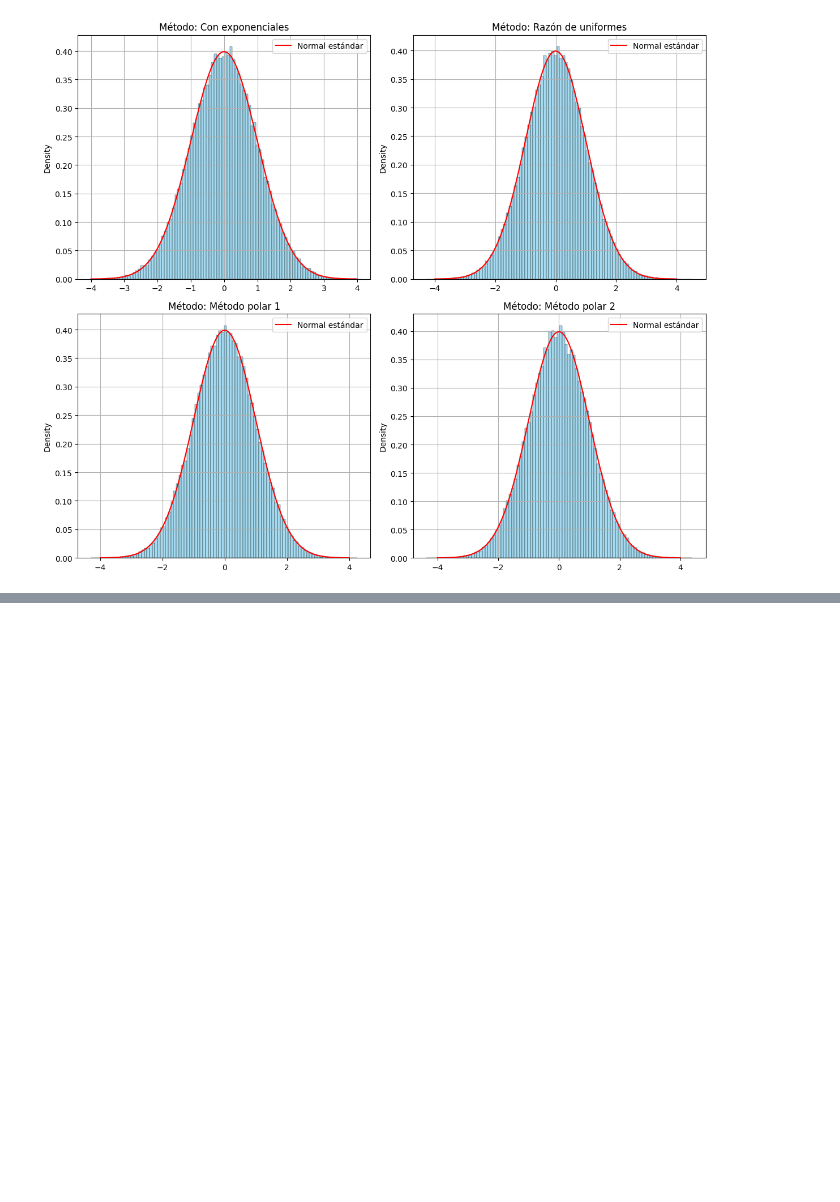
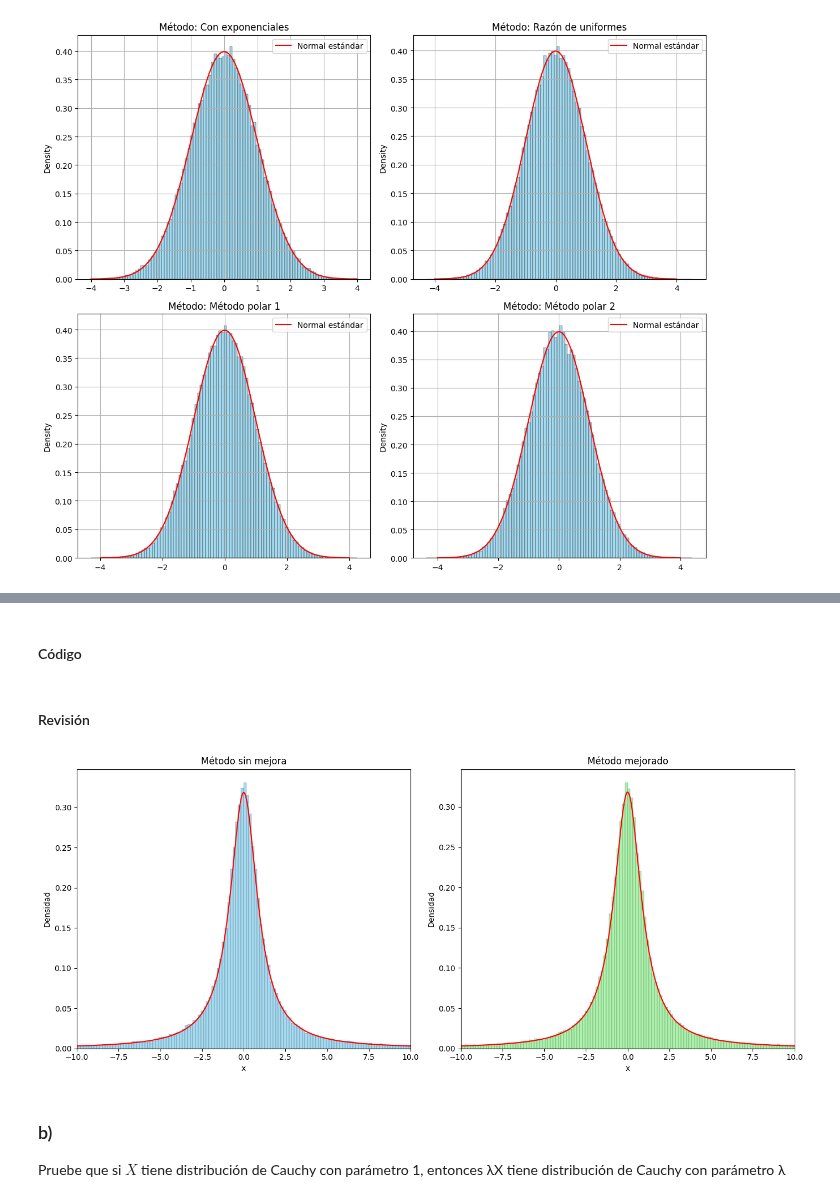
Before and after one commit to ramiro-l/ModelosYSimulacionFAMAF, a Jupyter notebook: Práctico5.ipynb, the cells around one changed output, grey strips where cells are left out. Saved outputs shown, nothing was run; the diff lists cells and outputs as text; code cells hidden in the pictures; blank space fills up the shorter version.

```diff
--- a/Práctico5.ipynb
+++ b/Práctico5.ipynb
@@ -2171,0 +2262,2 @@ plt.show()
+# %% [markdown]
+#### Código
@@ -2171,0 +2294,59 @@ plt.show()
+# %% [markdown]
+#### Revisión
+# %%
+import numpy as np
+import matplotlib.pyplot as plt
+from random import random
+import seaborn as sns
+
+# Función de densidad teórica de la Cauchy estándar
+def f_cauchy(x):
+    return 1 / (np.pi * (1 + x**2))
+
+# Número de simulaciones
+n_sim = int(1e5)
+
+# Simulación con el método sin mejora
+s1 = np.empty(n_sim)
+for i in range(n_sim):
+    s1[i] = ej10_cauchy_metodo_razon_uniformes()
+s1_filtered = s1[np.abs(s1) < 20]
+
+# Simulación con el método mejorado
+s2 = np.empty(n_sim)
+for i in range(n_sim):
+    s2[i] = ej10_cauchy_metodo_razon_uniformes_mejorado()
+s2_filtered = s2[np.abs(s2) < 20]
+
+# Preparar rango para la densidad teórica
+x = np.linspace(-10, 10, 1000)
+f = f_cauchy(x)
+
+# Crear gráficos
+plt.figure(figsize=(14, 6))
+
+# Gráfico 1: método sin mejora
+plt.subplot(1, 2, 1)
+sns.histplot(s1_filtered, stat='density', bins=250, color='skyblue')
+sns.lineplot(x=x, y=f, color='red')
+plt.title('Método sin mejora')
+plt.xlabel('x')
+plt.ylabel('Densidad')
+plt.xlim(-10, 10)
+
+# Gráfico 2: método mejorado
+plt.subplot(1, 2, 2)
+sns.histplot(s2_filtered, stat='density', bins=250, color='lightgreen')
+sns.lineplot(x=x, y=f, color='red')
+plt.title('Método mejorado')
+plt.xlabel('x')
+plt.ylabel('Densidad')
+plt.xlim(-10, 10)
+
+plt.tight_layout()
+plt.show()
+# %% [output]
+[figure, added]
+# %% [markdown]
+### b)
+Pruebe que si $X$ tiene distribución de Cauchy con parámetro 1, entonces λX tiene distribución de Cauchy con parámetro λ
```
Also changed, not shown: parts of 9 cells of this notebook.
